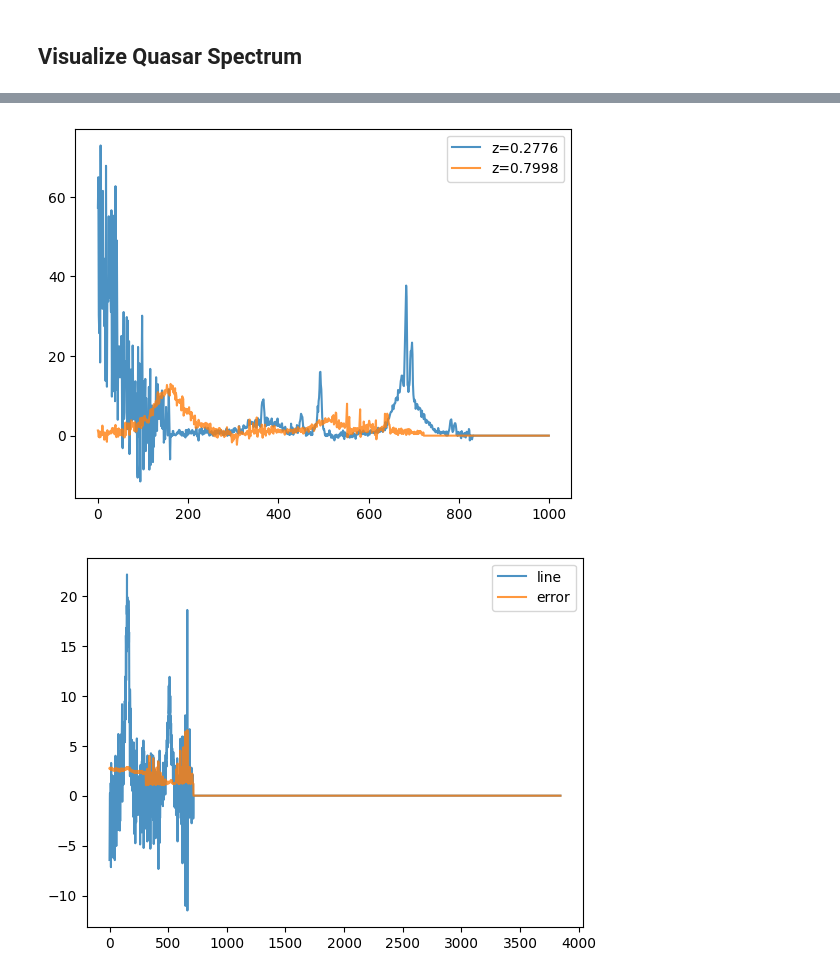
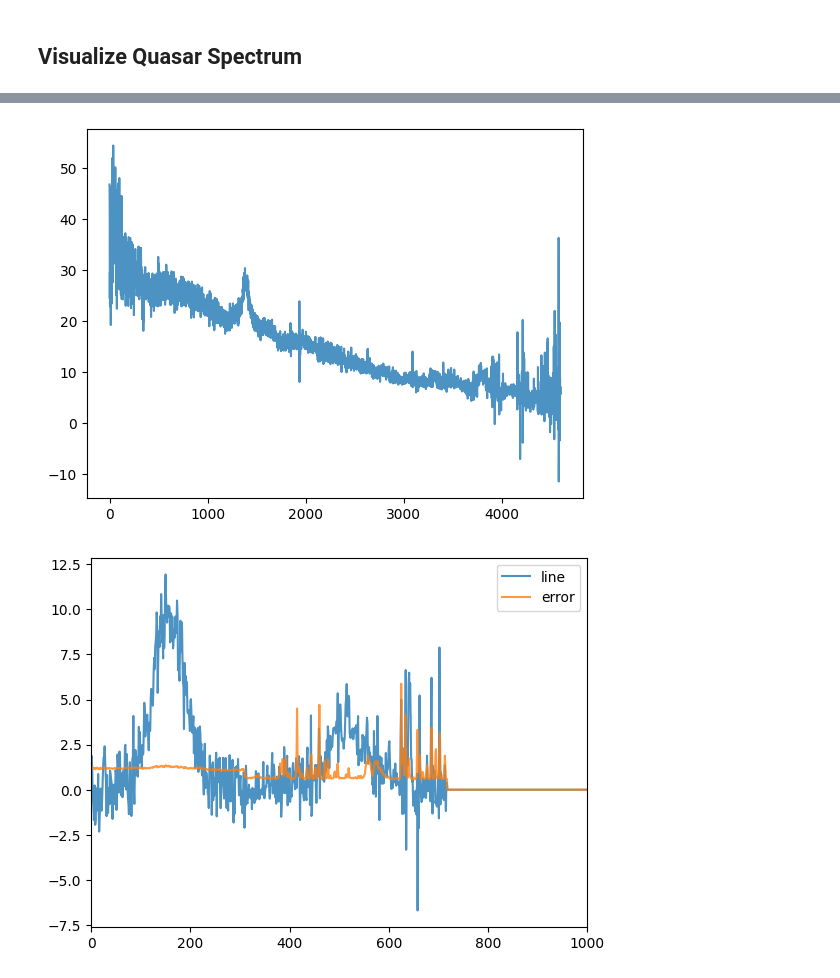
Before and after one commit to yongsukyee/uncertain_blackholemass, a Jupyter notebook: uncertain_blackholemass/notebooks/inspectdata.ipynb, the cells around one changed output, grey strips where cells are left out. Saved outputs shown, nothing was run; the diff lists cells and outputs as text; code cells hidden in the pictures.

```diff
--- a/uncertain_blackholemass/notebooks/inspectdata.ipynb
+++ b/uncertain_blackholemass/notebooks/inspectdata.ipynb
@@ -59,5 +44,3 @@ Load config file >> ../config/config.yaml
-# %%
-df = pd.read_csv(Path(cfg['data_dir'], 'catalogue', 'sdssdr16q_prop.csv'), sep=',', header=0)
 # %%
 fig, ax = plt.subplots()
 df['LOGMBH_HB'].plot.hist(bins=50, histtype='step', lw=2, alpha=0.8, label='Hb')
@@ -165,13 +73,13 @@ plt.show()
-# %%
-# Plot flux line for lowest and highest redshift
-npixel = 1000
-plt.figure()
-plt.plot(data_minz['flux_line'][:npixel], label=f"z={df_minz['Z_FIT'].values[0]:.4f}", alpha=0.8)
-plt.plot(data_maxz['flux_line'][:npixel], label=f"z={df_maxz['Z_FIT'].values[0]:.4f}", alpha=0.8)
-plt.legend()
-plt.show()
-# %% [output]
-[figure, removed]
+# %%
+# Plot spectrum
+sample_n = 10
+objid = SDSSQuasarSpecDataset.get_labelbyfilename(df, path_fits=list_files[sample_n])[0][0]
+data = fits.getdata(Path(cfg['data_dir'], 'spectra', f"op-{objid}.fits.gz"), ext=3)
+plt.figure()
+plt.plot(data['flux_prereduced'], alpha=0.8)
+plt.show()
+# %% [output]
+[figure, added]
 # %%
 # Plot line flux
 sample_n = 10
@@ -180,7 +88,8 @@ data = fits.getdata(Path(cfg['data_dir'], 'spectra', f"op-{objid}.fits.gz"), ext
 plt.figure()
 plt.plot(data['flux_line'], alpha=0.8, label='line')
 plt.plot(data['err_line'], alpha=0.8, label='error')
+plt.xlim(0, 1000)
 plt.legend()
 plt.show()
 # %% [output]
-[figure, old version]
+[figure, new version]
```
Also changed, not shown: parts of 14 cells of this notebook.
